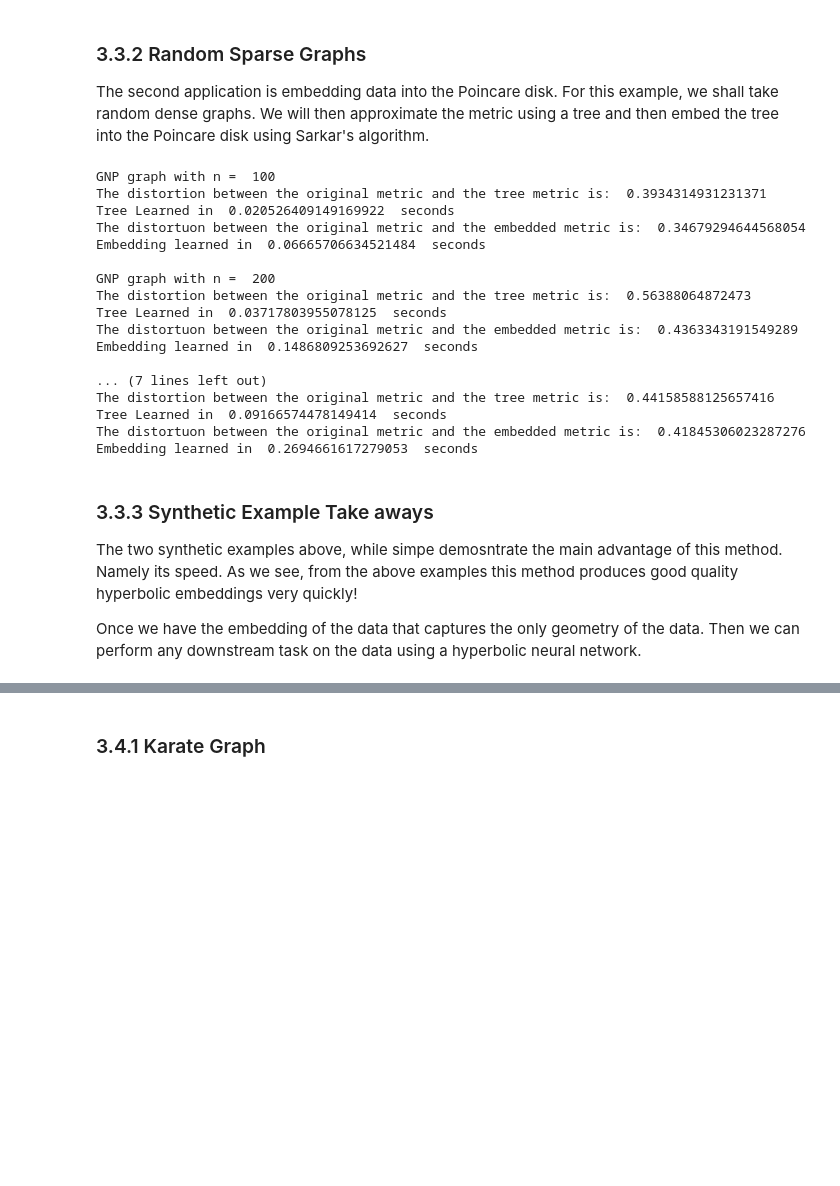
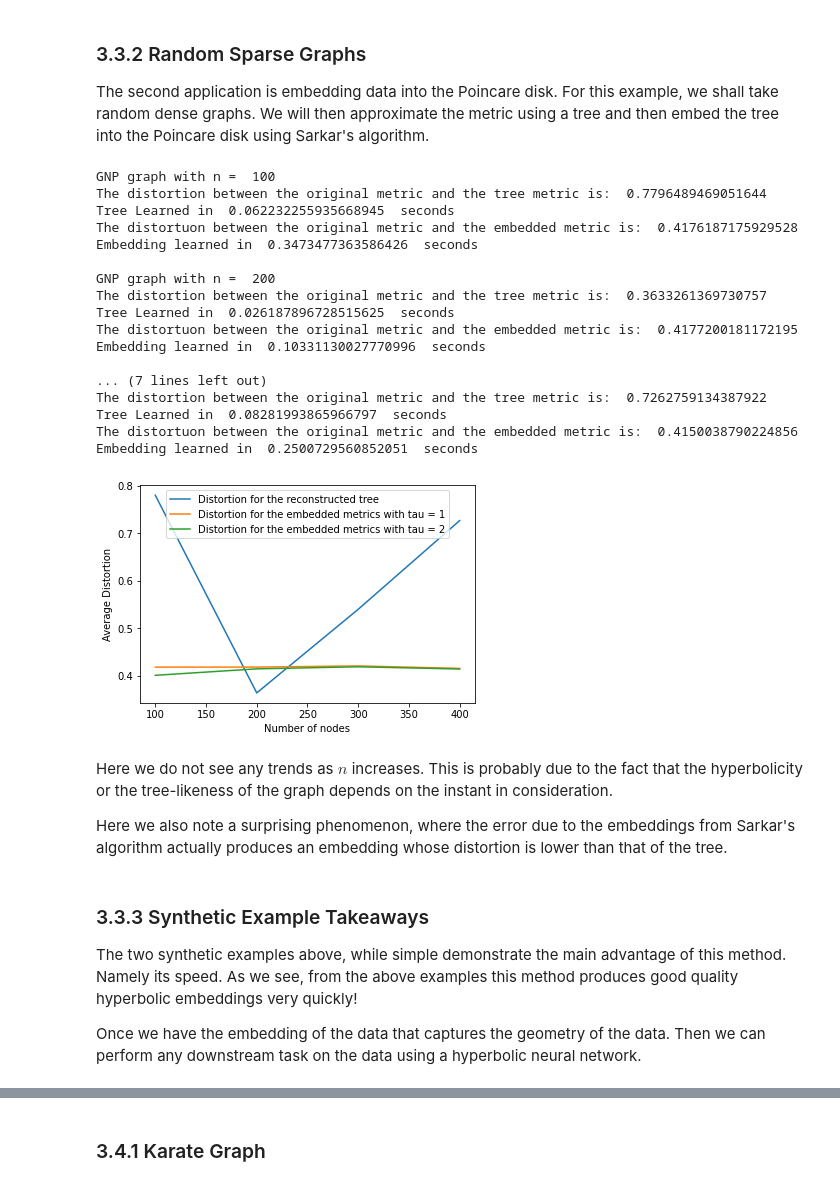
Before and after one commit to geomstats/challenge-iclr-2022, a Jupyter notebook: rsonthal_xfcui/TreeEmbeddings.ipynb, the cells around one changed output, grey strips where cells are left out. Cells and saved outputs as stored; diff of their text form; code cells hidden in the pictures; blank space fills up the shorter version.

```diff
--- a/rsonthal_xfcui/TreeEmbeddings.ipynb
+++ b/rsonthal_xfcui/TreeEmbeddings.ipynb
@@ -403,6 +441,11 @@ Embedding learned in  0.1949787139892578  seconds
 The second application is embedding data into the Poincare disk. For this example, we shall take random dense graphs. We will then approximate the metric using a tree and then embed the tree into the Poincare disk using Sarkar's algorithm.
 # %%
 Ns = range(100,401,100)
+
+distort_tree = gs.zeros(4)
+distort_embed = gs.zeros(4)
+distort_embed2 = gs.zeros(4)
+
 for n in Ns:
   G = nx.gnp_random_graph(n,0.5)
   for e in G.edges():
@@ -412,6 +455,7 @@ for n in Ns:
   for i in range(n):
     for j in range(n):
       D[i,j] = d[i][j]
+
   t0 = time.time()
   T = TreeSpace.TreeSpace(d = D)
   t1 = time.time()
@@ -422,34 +466,53 @@ for n in Ns:
   T.embed_to_poincare_ball(tau = 1)
   t1 = time.time()
 
+  distort_tree[n//100 - 1] =  T.distortion()
+  distort_embed[n//100 - 1] =  T.distortion("Input - embed")
+
+  T.embed_to_poincare_ball(tau = 2)
+  distort_embed2[n//100 - 1] =  T.distortion("Input - embed")
+
   print("GNP graph with n = ", n)
-  print("The distortion between the original metric and the tree metric is: ",T.distortion())
+  print("The distortion between the original metric and the tree metric is: ",distort_tree[n//100 - 1])
   print("Tree Learned in ", lt, " seconds")
-  print("The distortuon between the original metric and the embedded metric is: ",T.distortion("Input - embed"))
+  print("The distortuon between the original metric and the embedded metric is: ",distort_embed[n//100 - 1])
   print("Embedding learned in ",t1-t0, " seconds")
   print()
 # %% [output]
 GNP graph with n =  100
-The distortion between the original metric and the tree metric is:  0.3934314931231371
-Tree Learned in  0.020526409149169922  seconds
-The distortuon between the original metric and the embedded metric is:  0.34679294644568054
-Embedding learned in  0.06665706634521484  seconds
+The distortion between the original metric and the tree metric is:  0.7796489469051644
+Tree Learned in  0.062232255935668945  seconds
+The distortuon between the original metric and the embedded metric is:  0.4176187175929528
+Embedding learned in  0.3473477363586426  seconds
 
 GNP graph with n =  200
-The distortion between the original metric and the tree metric is:  0.56388064872473
-Tree Learned in  0.03717803955078125  seconds
-The distortuon between the original metric and the embedded metric is:  0.4363343191549289
-Embedding learned in  0.1486809253692627  seconds
+The distortion between the original metric and the tree metric is:  0.3633261369730757
+Tree Learned in  0.026187896728515625  seconds
+The distortuon between the original metric and the embedded metric is:  0.4177200181172195
+Embedding learned in  0.10331130027770996  seconds
 
 ... (7 lines left out)
-The distortion between the original metric and the tree metric is:  0.44158588125657416
-Tree Learned in  0.09166574478149414  seconds
-The distortuon between the original metric and the embedded metric is:  0.41845306023287276
-Embedding learned in  0.2694661617279053  seconds
+The distortion between the original metric and the tree metric is:  0.7262759134387922
+Tree Learned in  0.08281993865966797  seconds
+The distortuon between the original metric and the embedded metric is:  0.4150038790224856
+Embedding learned in  0.2500729560852051  seconds
+# %%
+plt.plot(Ns, distort_tree, label = "Distortion for the reconstructed tree")
+plt.plot(Ns, distort_embed, label = "Distortion for the embedded metrics with tau = 1")
+plt.plot(Ns, distort_embed2, label = "Distortion for the embedded metrics with tau = 2")
+plt.legend()
+plt.xlabel("Number of nodes")
+plt.ylabel("Average Distortion");
+# %% [output]
+[figure, added]
+# %% [markdown]
+Here we do not see any trends as $n$ increases. This is probably due to the fact that the hyperbolicity or the tree-likeness of the graph depends on the instant in consideration.
+
+Here we also note a surprising phenomenon, where the error due to the embeddings from Sarkar's algorithm actually produces an embedding whose distortion is lower than that of the tree.
 # %% [markdown]
-### 3.3.3 Synthetic Example Take aways
+### 3.3.3 Synthetic Example Takeaways
 
-The two synthetic examples above, while simpe demosntrate the main advantage of this method. Namely its speed. As we see, from the above examples this method produces good quality hyperbolic embeddings very quickly!
+The two synthetic examples above, while simple demonstrate the main advantage of this method. Namely its speed. As we see, from the above examples this method produces good quality hyperbolic embeddings very quickly!
 
-Once we have the embedding of the data that captures the only geometry of the data. Then we can perform any downstream task on the data using a hyperbolic neural network.
+Once we have the embedding of the data that captures the geometry of the data. Then we can perform any downstream task on the data using a hyperbolic neural network.
 # %% [markdown]
```
Also changed, not shown: parts of 47 cells of this notebook.
